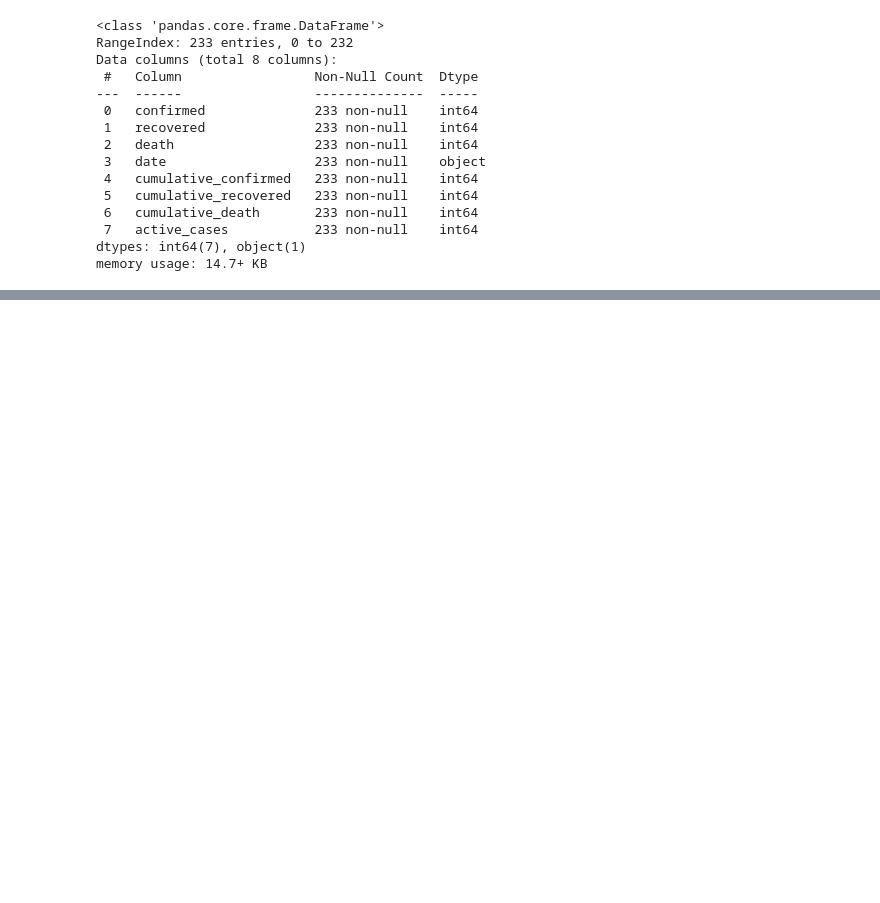
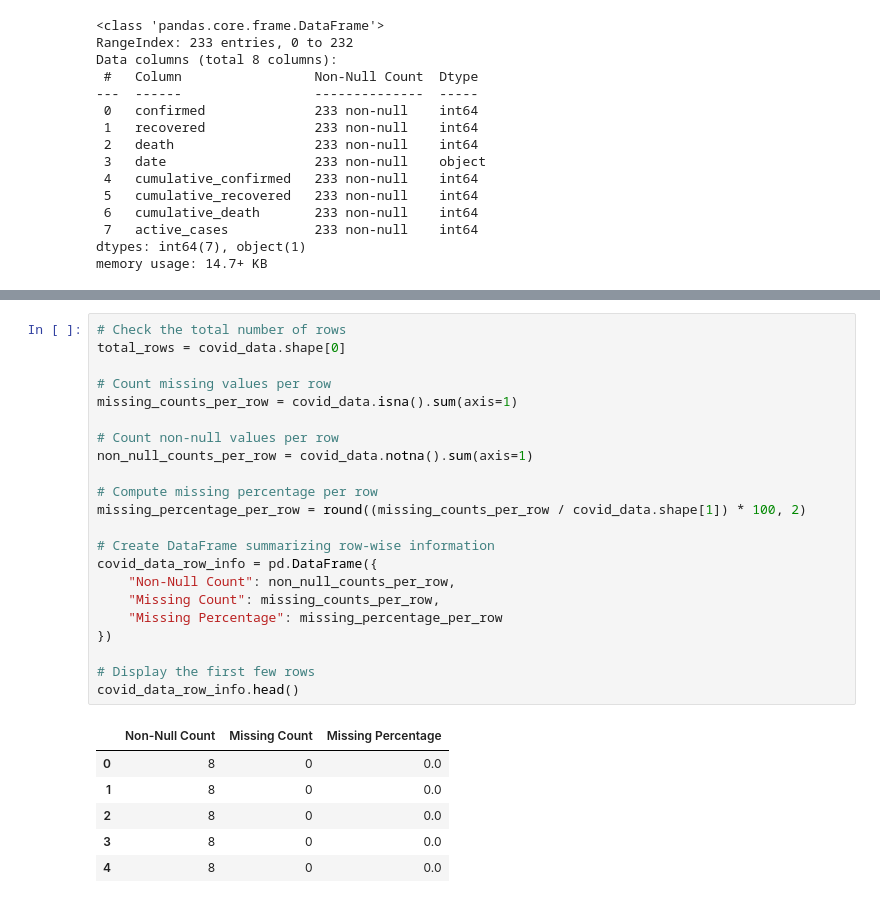
Before and after one commit to aquashie14/COVID-19-Analysis, a Jupyter notebook: Notebooks/CoviD_19.ipynb, the cells around one changed output, grey strips where cells are left out. Drawn from its saved outputs; the diff is of its cells as text; blank space fills up the shorter version.

```diff
--- a/Notebooks/CoviD_19.ipynb
+++ b/Notebooks/CoviD_19.ipynb
@@ -82,0 +129,29 @@ memory usage: 14.7+ KB
+# %%
+# Check the total number of rows
+total_rows = covid_data.shape[0]
+
+# Count missing values per row
+missing_counts_per_row = covid_data.isna().sum(axis=1)
+
+# Count non-null values per row
+non_null_counts_per_row = covid_data.notna().sum(axis=1)
+
+# Compute missing percentage per row
+missing_percentage_per_row = round((missing_counts_per_row / covid_data.shape[1]) * 100, 2)
+
+# Create DataFrame summarizing row-wise information
+covid_data_row_info = pd.DataFrame({
+    "Non-Null Count": non_null_counts_per_row,
+    "Missing Count": missing_counts_per_row,
+    "Missing Percentage": missing_percentage_per_row
+})
+
+# Display the first few rows
+covid_data_row_info.head()
+# %% [output]
+|  | Non-Null Count | Missing Count | Missing Percentage |
+| 0 | 8 | 0 | 0.0 |
+| 1 | 8 | 0 | 0.0 |
+| 2 | 8 | 0 | 0.0 |
+| 3 | 8 | 0 | 0.0 |
+| 4 | 8 | 0 | 0.0 |
```
Also changed, not shown: parts of 12 cells of this notebook.
